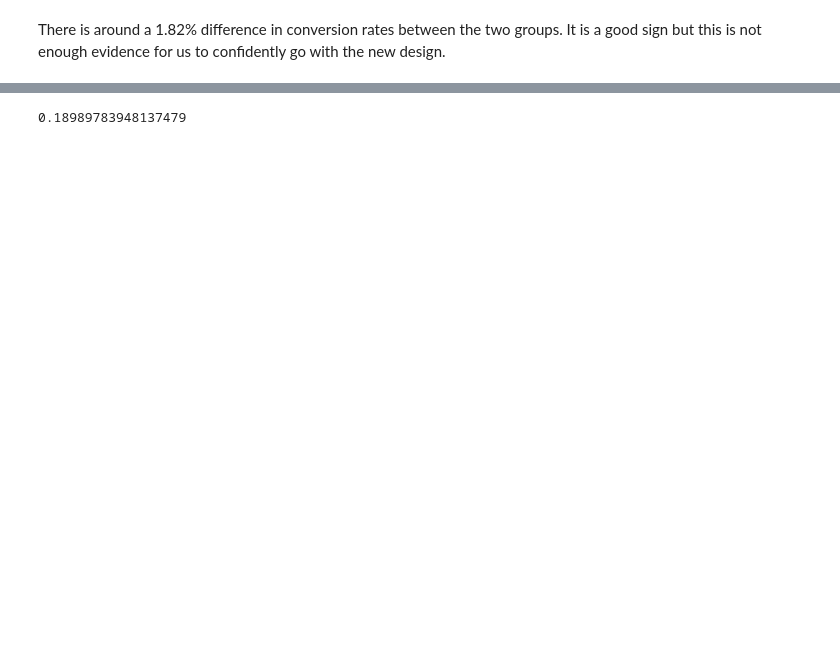
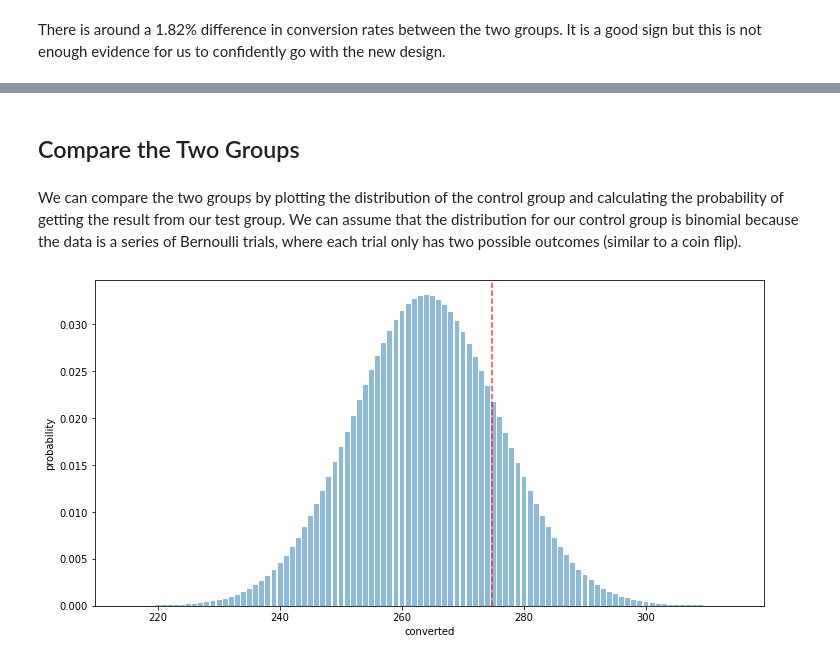
Before and after one commit to eandualem/ABTesting, a Jupyter notebook: notebooks/classical-ab-testing.ipynb, the cells around one changed output, grey strips where cells are left out. Saved outputs shown, nothing was run; the diff lists cells and outputs as text; code cells hidden in the pictures; blank space fills up the shorter version.

```diff
--- a/notebooks/classical-ab-testing.ipynb
+++ b/notebooks/classical-ab-testing.ipynb
@@ -245,0 +248,12 @@ diff
+# %%
+exp_rate = summary_df['rate']['exposed']
+cont_rate = summary_df['rate']['control']
+
+exp_aware = summary_df['aware']['exposed']
+cont_aware = summary_df['aware']['control']
+
+exp_total = summary_df['total']['exposed']
+cont_total = summary_df['total']['control']
+
+diff = exp_rate - cont_rate
+diff
@@ -302,5 +263,0 @@ z_score
-# %%
-p_value = scs.norm().sf(z_score)
-p_value
-# %% [output]
-0.18989783948137479
@@ -310,0 +264,15 @@ scs.norm().sf
+# %% [markdown]
+##  Compare the Two Groups
+# %% [markdown]
+We can compare the two groups by plotting the distribution of the control group and calculating the probability of getting the result from our test group. We can assume that the distribution for our control group is binomial because the data is a series of Bernoulli trials, where each trial only has two possible outcomes (similar to a coin flip).
+# %%
+fig, ax = plt.subplots(figsize=(12, 6))
+x = np.linspace(cont_aware-49, cont_aware+50, 100)
+y = scs.binom(cont_total, cont_rate).pmf(x)
+ax.bar(x, y, alpha=0.5)
+ax.axvline(x=exp_rate * cont_total, c='red', alpha=0.75, linestyle='--')
+plt.xlabel('converted')
+plt.ylabel('probability')
+plt.show()
+# %% [output]
+[figure, added]
```
Also changed, not shown: parts of 65 cells of this notebook.
